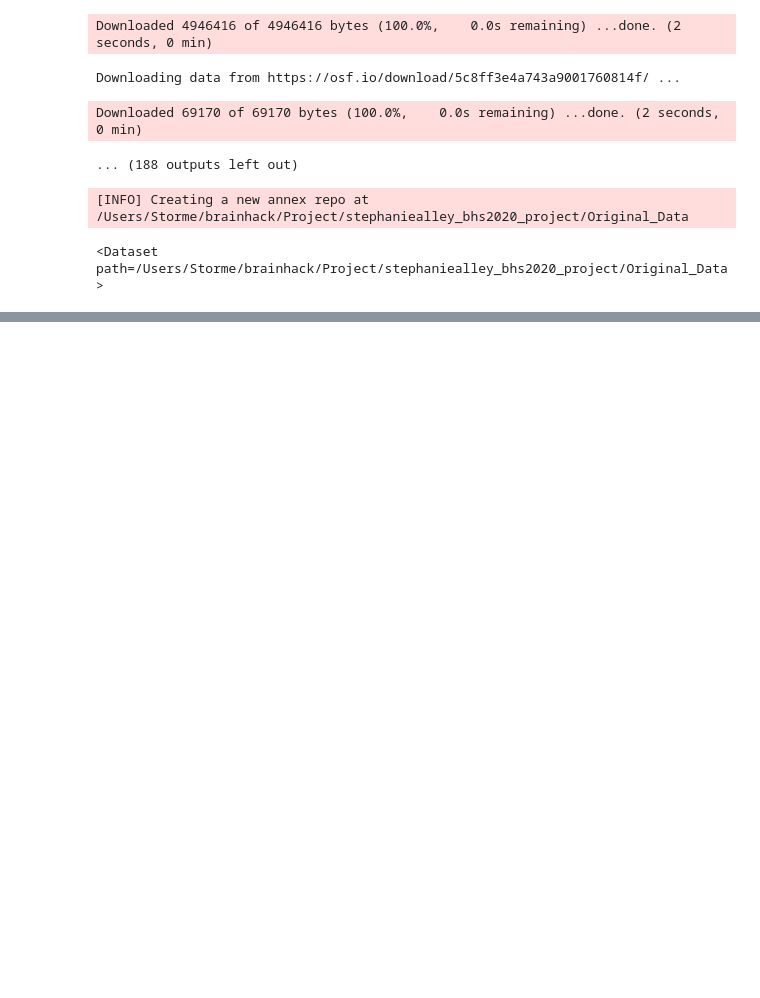
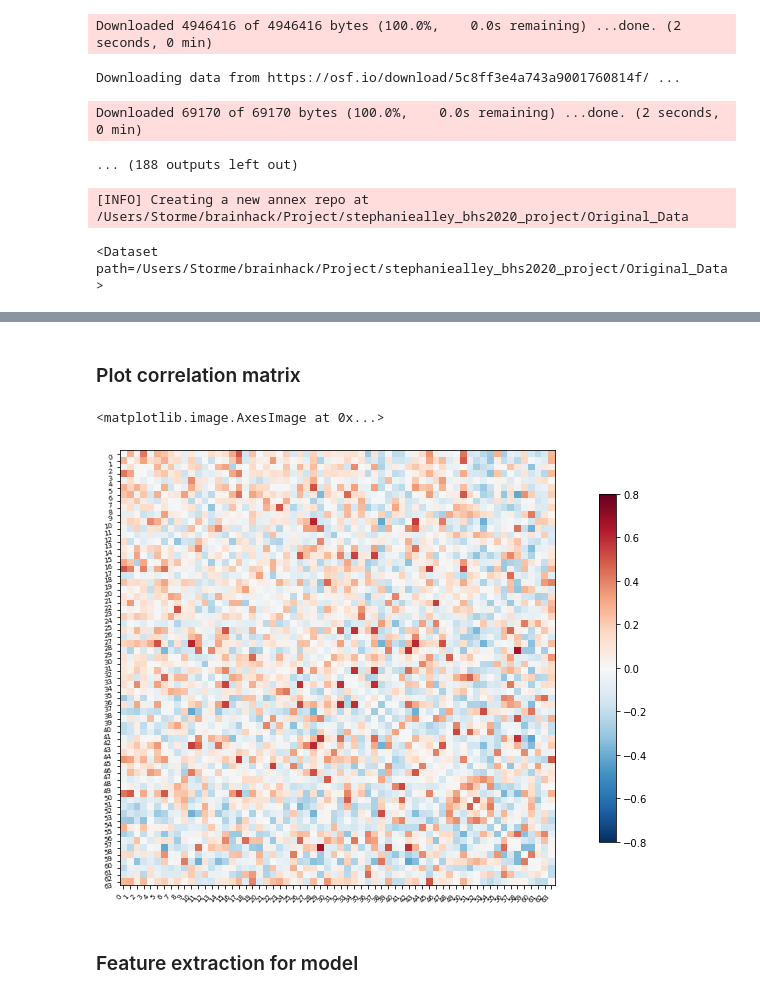
Before and after one commit to brainhack-school2020/stephaniealley_bhs2020_project, a Jupyter notebook: Command_Files/rs-fMRI_age_prediction.ipynb, the cells around one changed output, grey strips where cells are left out. Saved outputs shown, nothing was run; the diff lists cells and outputs as text; code cells hidden in the pictures; blank space fills up the shorter version.

Commit message:
Download BASC atlas, extract features, and construct SVR model for age prediction
Add atlas to Original_Data, extract signal using all confounds, and run
SVR with 10-fold cross-validation

```diff
--- a/Command_Files/rs-fMRI_age_prediction.ipynb
+++ b/Command_Files/rs-fMRI_age_prediction.ipynb
@@ -53,0 +58,4 @@ api.save(path='../Original_Data', message='Fetch development_fMRI dataset using
+# %%
+# Load atlas with 64 ROIs
+multiscale = datasets.fetch_atlas_basc_multiscale_2015(data_dir='../Original_Data')
+atlas_filename = multiscale.scale064
@@ -53,0 +90,31 @@ api.save(path='../Original_Data', message='Fetch development_fMRI dataset using
+# %%
+from nilearn.input_data import NiftiLabelsMasker
+from nilearn.connectome import ConnectivityMeasure
+from nilearn.connectome import vec_to_sym_matrix
+import numpy as np
+
+# Initialize masker
+masker = NiftiLabelsMasker(labels_img=atlas_filename, standardize=True,
+                           memory='nilearn_cache', verbose=0)
+
+# Initialize correlation measure for individual correlation matrix generation
+correlation_measure_ind = ConnectivityMeasure(kind='correlation', vectorize=True, # Set to vectorize
+                                         discard_diagonal=False)                  # Keep diagonal
+
+all_features = [] # Empty list for containing all features (correlations)
+
+# Extract signal based on labels defined by atlas
+for i,sub in enumerate(data.func):
+    # Extract timeseries from each ROI in atlas
+    time_series = masker.fit_transform(sub, confounds=data.confounds[i])
+    # Create region x region correlation matrix
+    correlation_matrix_ind = correlation_measure_ind.fit_transform([time_series])[0]
+    # Add correlation matrix to feature container
+    all_features.append(correlation_matrix_ind)
+    # Track progress
+    print('finished %s of %s'%(i+1,len(data.func)))
+
+# Convert feature list to numpy array
+X_features = np.array(all_features)
+
+ind_matrices = vec_to_sym_matrix(X_features)
@@ -53,0 +139,16 @@ api.save(path='../Original_Data', message='Fetch development_fMRI dataset using
+# %% [markdown]
+### Plot correlation matrix
+# %%
+from nilearn import plotting
+
+# Mask out major diagonal
+np.fill_diagonal(ind_matrices[40], 0)
+
+plotting.plot_matrix(ind_matrices[40], figure=(10, 8),
+                     labels=range(time_series.shape[-1]),
+                     vmax=0.8, vmin=-0.8, reorder=False)
+# %% [output]
+<matplotlib.image.AxesImage at 0x...>
+[figure, added]
+# %% [markdown]
+### Feature extraction for model
```
Also changed, not shown: parts of 23 cells of this notebook, 10 other files.
